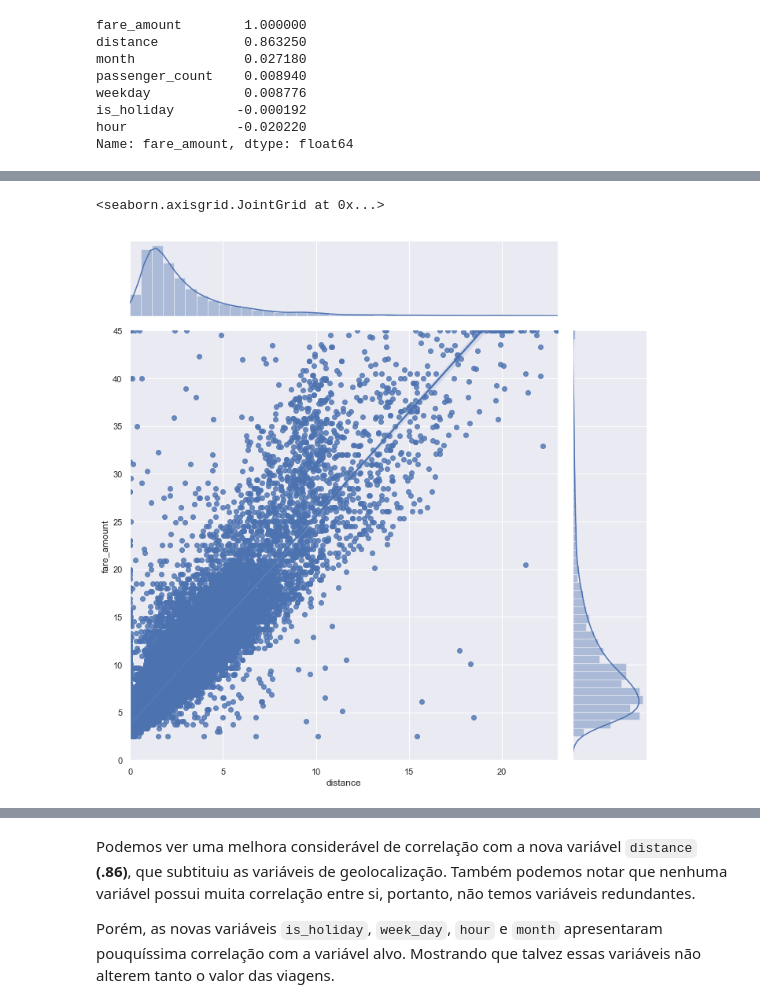
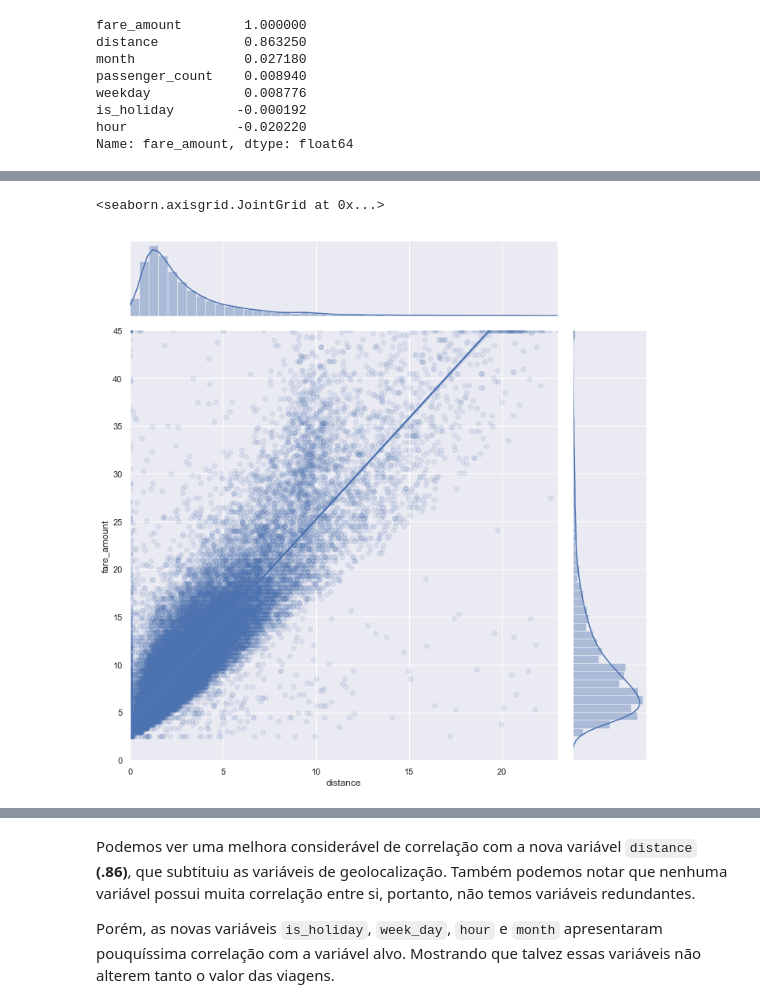
Before and after one commit to Fernandohf/ESIG_Challenge, a Jupyter notebook: TaxiFare.ipynb, the cells around one changed output, grey strips where cells are left out. Drawn from its saved outputs; the diff is of its cells as text; code cells hidden in the pictures.

```diff
--- a/TaxiFare.ipynb
+++ b/TaxiFare.ipynb
@@ -501,8 +516,8 @@ sns.heatmap(corr_matrix, ax=ax, annot=True, fmt=".2f", cmap='seismic', vmin=-1.,
 # %%
-# # Check correlation between variables
-sns.jointplot(x='distance', y='fare_amount', data=f_train[columns].sample(20000),
+# Check correlation between variables
+sns.jointplot(x='distance', y='fare_amount', data=f_train.sample(50000), joint_kws={'scatter_kws': {'alpha': 0.1}},
               kind='reg', height=10, ylim=[0, 45], xlim=[0, 23])
 # %% [output]
 <seaborn.axisgrid.JointGrid at 0x...>
-[figure, old version]
+[figure, new version]
 # %%
```
Also changed, not shown: parts of 48 cells of this notebook.
